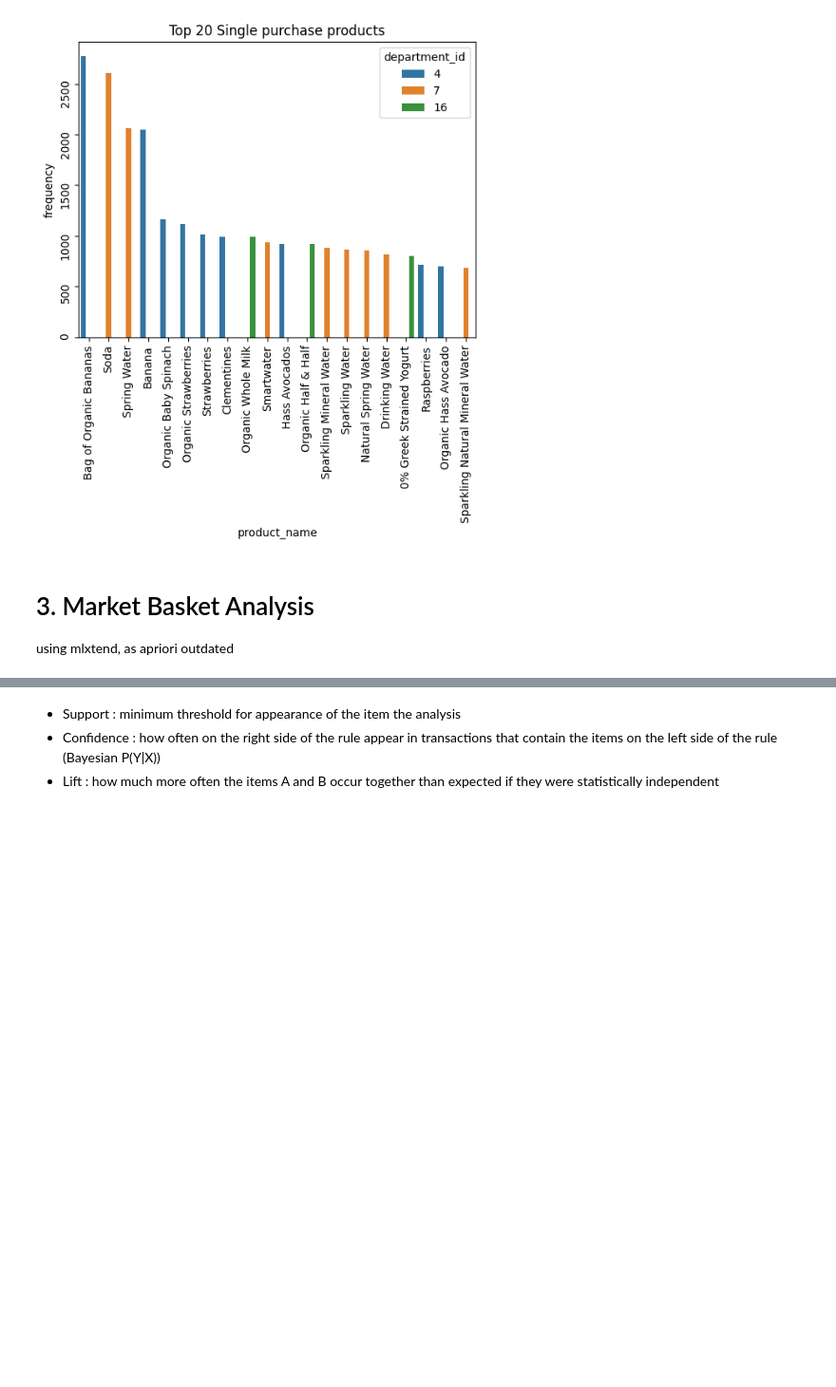
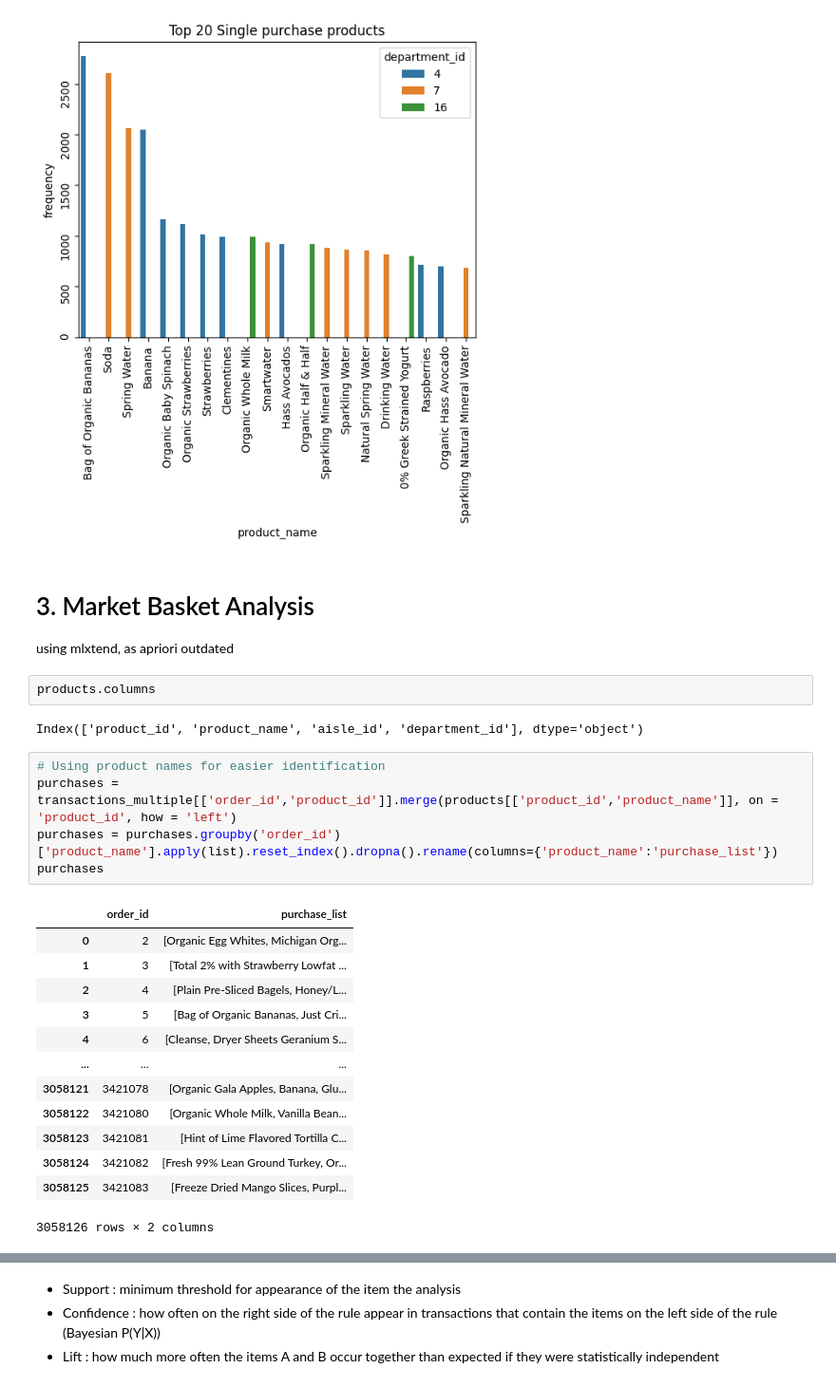
Before and after one commit to kwonowk/market-basket-analysis, a Jupyter notebook: instacart_analysis.ipynb, the cells around one changed output, grey strips where cells are left out. Shown at 95% size. Saved outputs shown, nothing was run; the diff lists cells and outputs as text; blank space fills up the shorter version.

```diff
--- a/instacart_analysis.ipynb
+++ b/instacart_analysis.ipynb
@@ -353,3 +353,26 @@ Text(0.5, 1.0, 'Top 20 Single purchase products')
 # %% [markdown]
 # 3. Market Basket Analysis
 using mlxtend, as apriori outdated
+# %%
+products.columns
+# %% [output]
+Index(['product_id', 'product_name', 'aisle_id', 'department_id'], dtype='object')
+# %%
+# Using product names for easier identification
+purchases = transactions_multiple[['order_id','product_id']].merge(products[['product_id','product_name']], on = 'product_id', how = 'left')
+purchases = purchases.groupby('order_id')['product_name'].apply(list).reset_index().dropna().rename(columns={'product_name':'purchase_list'})
+purchases
+# %% [output]
+|  | order_id | purchase_list |
+| 0 | 2 | [Organic Egg Whites, Michigan Org... |
+| 1 | 3 | [Total 2% with Strawberry Lowfat ... |
+| 2 | 4 | [Plain Pre-Sliced Bagels, Honey/L... |
+| 3 | 5 | [Bag of Organic Bananas, Just Cri... |
+| 4 | 6 | [Cleanse, Dryer Sheets Geranium S... |
+| ... | ... | ... |
+| 3058121 | 3421078 | [Organic Gala Apples, Banana, Glu... |
+| 3058122 | 3421080 | [Organic Whole Milk, Vanilla Bean... |
+| 3058123 | 3421081 | [Hint of Lime Flavored Tortilla C... |
+| 3058124 | 3421082 | [Fresh 99% Lean Ground Turkey, Or... |
+| 3058125 | 3421083 | [Freeze Dried Mango Slices, Purpl... |
+3058126 rows × 2 columns
```
Also changed, not shown: parts of 15 cells of this notebook.
